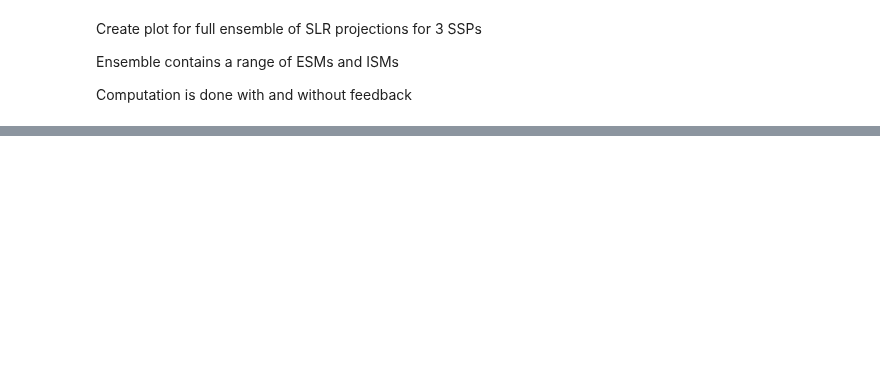
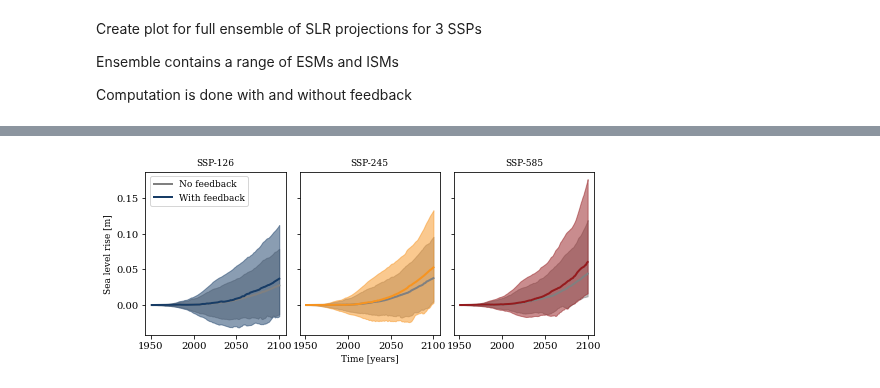
Before and after one commit to erwinlambert/feedback, a Jupyter notebook: notebooks/Draftplot_full_ensemble.ipynb, the cells around one changed output, grey strips where cells are left out. Drawn from its saved outputs; the diff is of its cells as text; code cells hidden in the pictures; blank space fills up the shorter version.

```diff
--- a/notebooks/Draftplot_full_ensemble.ipynb
+++ b/notebooks/Draftplot_full_ensemble.ipynb
@@ -63,0 +25,16 @@ plt.show()
+# %%
+#ds = ds.isel(esm=[0,1],ism=[0,1])
+bmp = 'lin'
+niter = 1
+# %%
+slr_nf = np.zeros((len(ds.ssp),len(ds.esm)*len(ds.ism),len(ds.time)))
+slr_wf = np.zeros((len(ds.ssp),len(ds.esm)*len(ds.ism),len(ds.time)))
+# %%
+for s,ss in enumerate(ds.ssp.values):
+    for e,es in enumerate(ds.esm.values):
+        for i,ii in enumerate(ds.ism.values):
+            idx = e*len(ds.ism)+i
+            TMP,IML,SLR = ut.iterate(ds,ism=ii,esm=es,ssp=ss,bmp=bmp,niter=niter)
+            slr_nf[s,idx,:] = np.sum(SLR[0,:,:],axis=1)
+            slr_wf[s,idx,:] = np.sum(SLR[-1,:,:],axis=1)
+            print(ss,es,ii,slr_nf[s,idx,-1],slr_wf[s,idx,-1])
@@ -63,0 +59,28 @@ plt.show()
+# %%
+mpl.rcParams['figure.subplot.wspace'] = .1
+mpl.rcParams['figure.subplot.left'] = .1
+mpl.rcParams['figure.subplot.right'] = .99
+mpl.rcParams['figure.figsize'] = (7,3)
+# %%
+alpha = .5
+perc = [10,90]
+
+fig,ax = plt.subplots(1,3,sharex=True,sharey=True)
+for s,ss in enumerate(ds.ssp.values):
+    dax = ax[s]
+    dax.plot(ds.time,np.median(slr_nf[s,:,:],axis=0),c='.5',lw=2,label='No feedback')
+    dax.fill_between(ds.time,np.percentile(slr_nf[s,:,:],perc[0],axis=0),np.percentile(slr_nf[s,:,:],perc[1],axis=0),color='.5',alpha=alpha)
+
+    dax.plot(ds.time,np.median(slr_wf[s,:,:],axis=0),c=ut.scol[ss],lw=2,label='With feedback')
+    dax.fill_between(ds.time,np.percentile(slr_wf[s,:,:],perc[0],axis=0),np.percentile(slr_wf[s,:,:],perc[1],axis=0),color=ut.scol[ss],alpha=alpha)
+
+    dax.set_title(f'SSP-{ss}')
+
+ax[0].legend(loc='upper left')
+ax[0].set_ylabel('Sea level rise [m]')
+ax[1].set_xlabel('Time [years]')
+
+plt.savefig(f'../draftfigs/full_ensemble_{bmp}_{niter}.png',dpi=450)
+plt.show()
+# %% [output]
+[figure, added]
```
Also changed, not shown: parts of 4 cells of this notebook, 13 other files.
